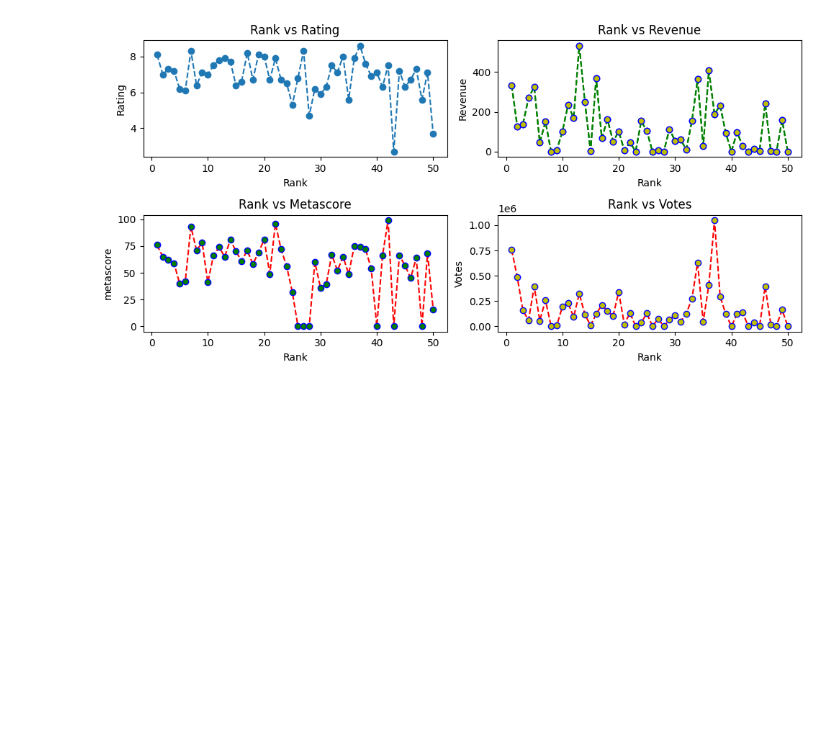
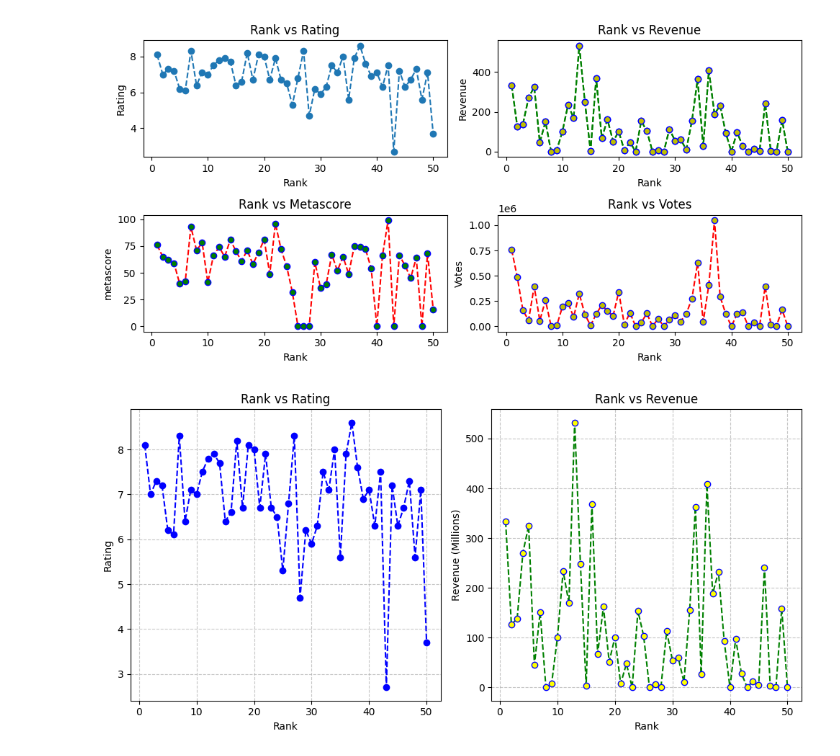
Before and after one commit to arashniroomand/MachineLearning, a Jupyter notebook: Practical_MasterClass/Matplotlib.ipynb, the cells around one changed output. Drawn from its saved outputs; the diff is of its cells as text; code cells hidden in the pictures; blank space fills up the shorter version.

Commit message:
Wokring on matplotlib

```diff
--- a/Practical_MasterClass/Matplotlib.ipynb
+++ b/Practical_MasterClass/Matplotlib.ipynb
@@ -332,3 +332,38 @@ plt.title('Rank vs Votes')
 plt.tight_layout()
 # %% [output]
 [figure]
+# %%
+import matplotlib.pyplot as plt
+
+# Create figure and axes (note: subplots() instead of subplot())
+fig, ax = plt.subplots(nrows=1, ncols=2, figsize=(10, 5))
+
+# First plot (Rank vs Rating)
+ax[0].plot(imdb['Rank'], imdb['Rating'],
+          linestyle='--',
+          marker='o',
+          color='blue')
+ax[0].set_xlabel('Rank')
+ax[0].set_ylabel('Rating')
+ax[0].set_title('Rank vs Rating')
+ax[0].grid(True, linestyle='--', alpha=0.7)
+
+# Second plot (Rank vs Revenue)
+ax[1].plot(imdb['Rank'], imdb['Revenue (Millions)'],
+          color='green',
+          linestyle='--',
+          marker='o',
+          markerfacecolor='yellow',
+          markeredgecolor='blue')
+ax[1].set_xlabel('Rank')
+ax[1].set_ylabel('Revenue (Millions)')
+ax[1].set_title('Rank vs Revenue')
+ax[1].grid(True, linestyle='--', alpha=0.7)
+
+# Adjust layout to prevent overlapping
+plt.tight_layout()
+
+# Show the plot
+plt.show()
+# %% [output]
+[figure, added]
```
